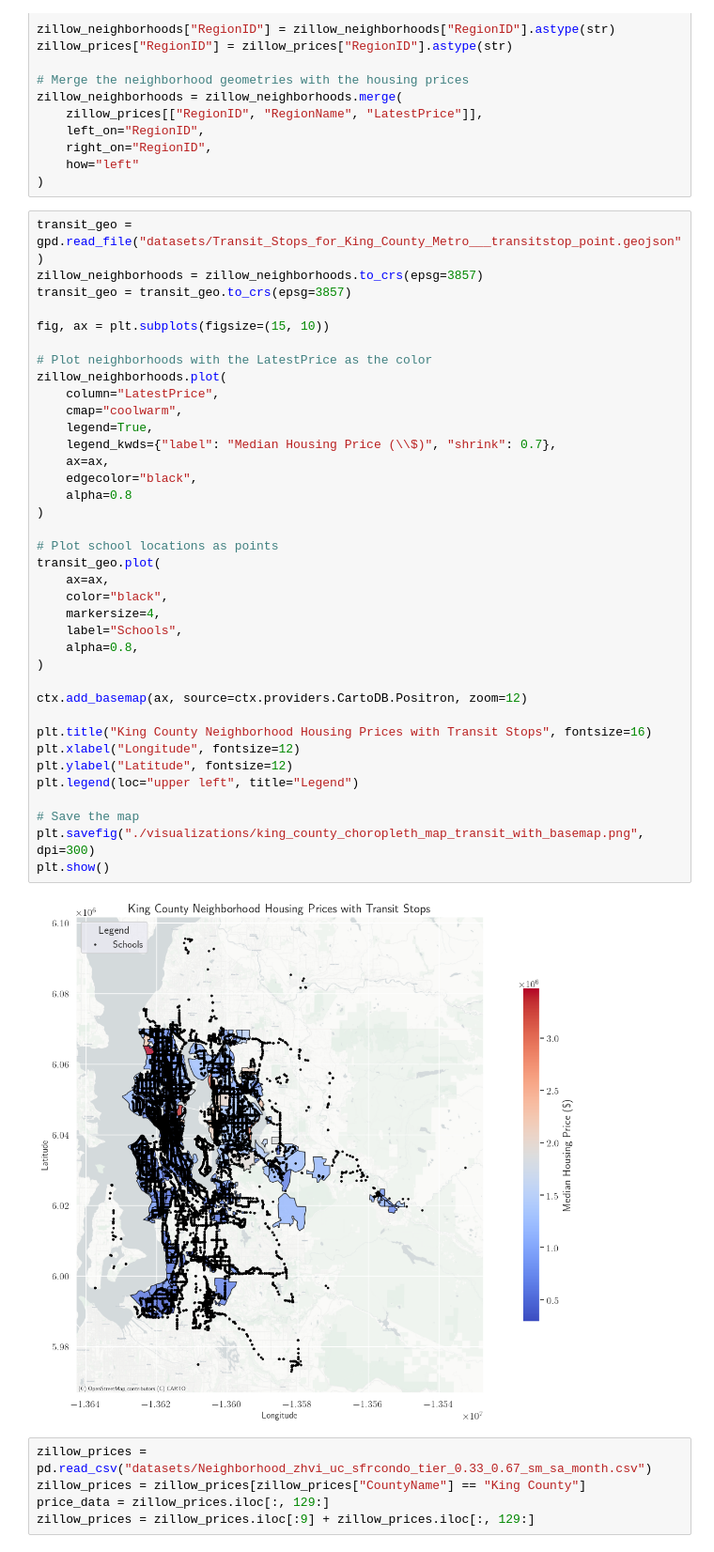
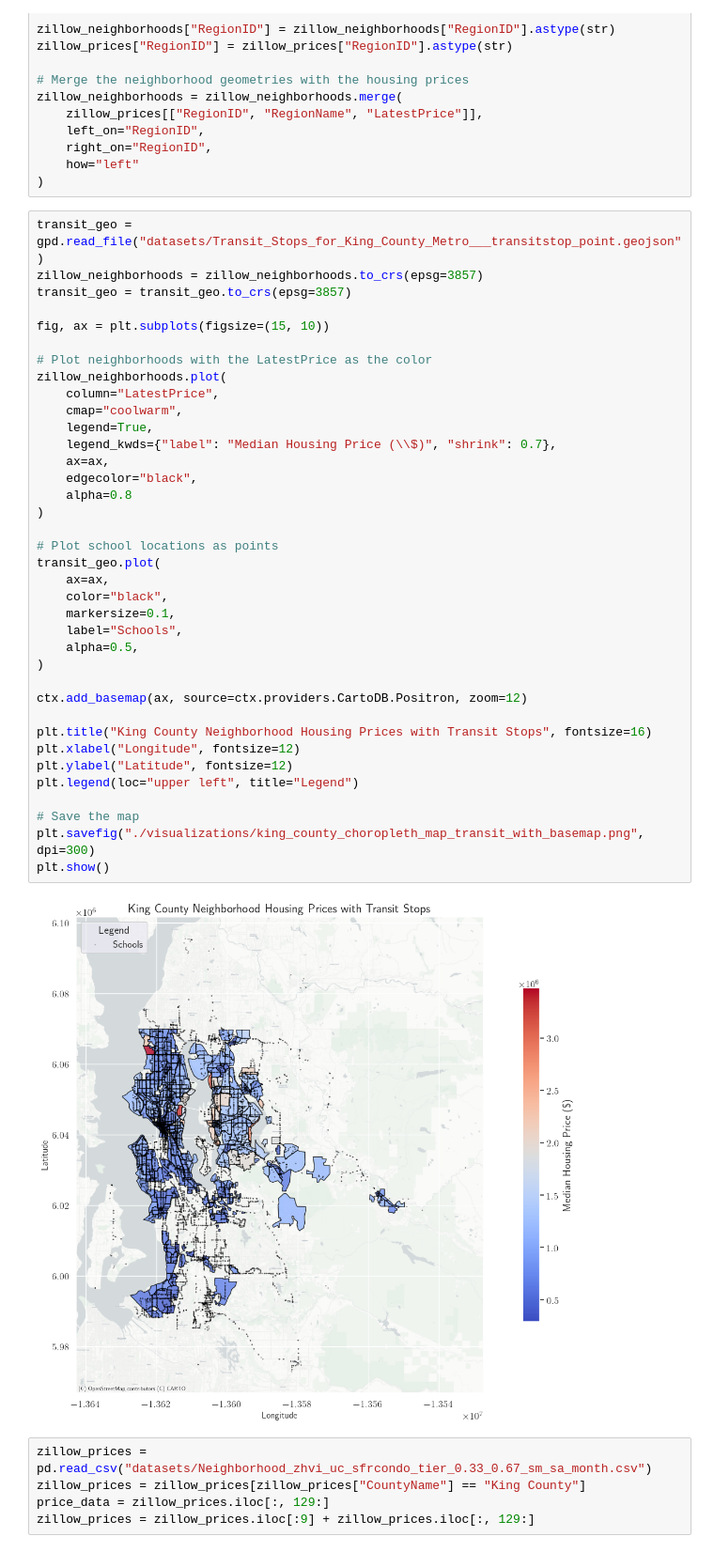
Before and after one commit to cparthiv/TSA-real-estate-analysis, a Jupyter notebook: draft.ipynb, the cells around one changed output. Shown at 94% size. Cells and saved outputs as stored; diff of their text form.

```diff
--- a/draft.ipynb
+++ b/draft.ipynb
@@ -423,36 +440,36 @@ fig, ax = plt.subplots(figsize=(15, 10))
 
 # Plot neighborhoods with the LatestPrice as the color
 zillow_neighborhoods.plot(
     column="LatestPrice",
     cmap="coolwarm",
     legend=True,
     legend_kwds={"label": "Median Housing Price (\\$)", "shrink": 0.7},
     ax=ax,
     edgecolor="black",
     alpha=0.8
 )
 
 # Plot school locations as points
 transit_geo.plot(
     ax=ax,
     color="black",
-    markersize=4,
+    markersize=0.1,
     label="Schools",
-    alpha=0.8,
+    alpha=0.5,
 )
 
 ctx.add_basemap(ax, source=ctx.providers.CartoDB.Positron, zoom=12)
 
 plt.title("King County Neighborhood Housing Prices with Transit Stops", fontsize=16)
 plt.xlabel("Longitude", fontsize=12)
 plt.ylabel("Latitude", fontsize=12)
 plt.legend(loc="upper left", title="Legend")
 
 # Save the map
 plt.savefig("./visualizations/king_county_choropleth_map_transit_with_basemap.png", dpi=300)
 plt.show()
 # %% [output]
-[figure, old version]
+[figure, new version]
 # %%
 zillow_prices = pd.read_csv("datasets/Neighborhood_zhvi_uc_sfrcondo_tier_0.33_0.67_sm_sa_month.csv")
 zillow_prices = zillow_prices[zillow_prices["CountyName"] == "King County"]
```
Also changed, not shown: parts of 1 cell of this notebook.
